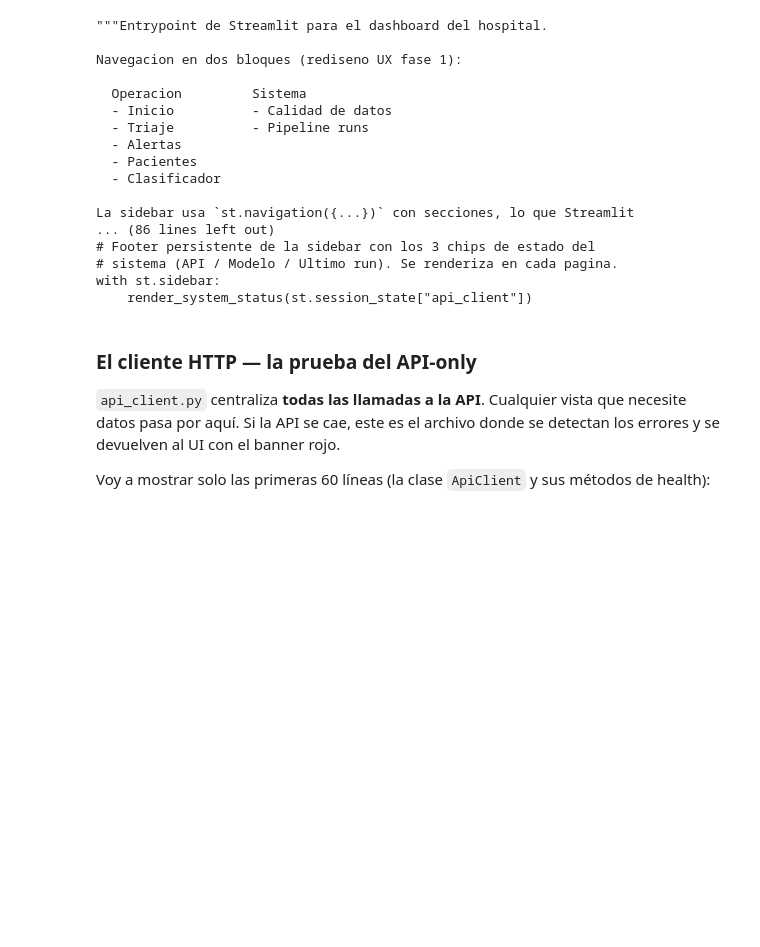
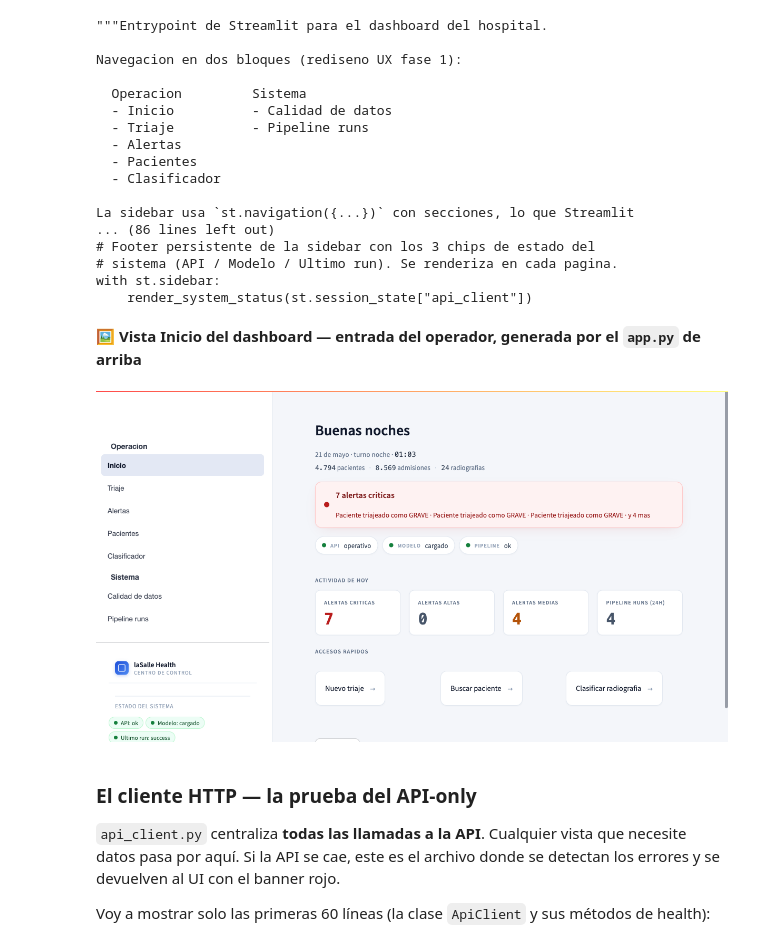
Before and after one commit to LaSalleGracia-MasterIA-BD/pr-ctica-integradora-final-alejandromarinas_yagoalonso, a Jupyter notebook: notebooks/presentacion-proyecto.ipynb, the cells around one changed output. Saved outputs shown, nothing was run; the diff lists cells and outputs as text; code cells hidden in the pictures; blank space fills up the shorter version.

```diff
--- a/notebooks/presentacion-proyecto.ipynb
+++ b/notebooks/presentacion-proyecto.ipynb
@@ -915,6 +915,13 @@ La sidebar usa `st.navigation({...})` con secciones, lo que Streamlit
 # sistema (API / Modelo / Ultimo run). Se renderiza en cada pagina.
 with st.sidebar:
     render_system_status(st.session_state["api_client"])
+# %%
+from IPython.display import Image, display, Markdown
+display(Markdown('**🖼️ Vista Inicio del dashboard — entrada del operador, generada por el `app.py` de arriba**'))
+display(Image(filename=str(PROJECT_ROOT / 'docs' / 'presentation' / 'img' / 'dash-inicio.png'), width=900))
+# %% [output]
+**🖼️ Vista Inicio del dashboard — entrada del operador, generada por el `app.py` de arriba**
+[figure, added]
 # %% [markdown]
 ### El cliente HTTP — la prueba del API-only
 
```
Also changed, not shown: parts of 7 cells of this notebook.
